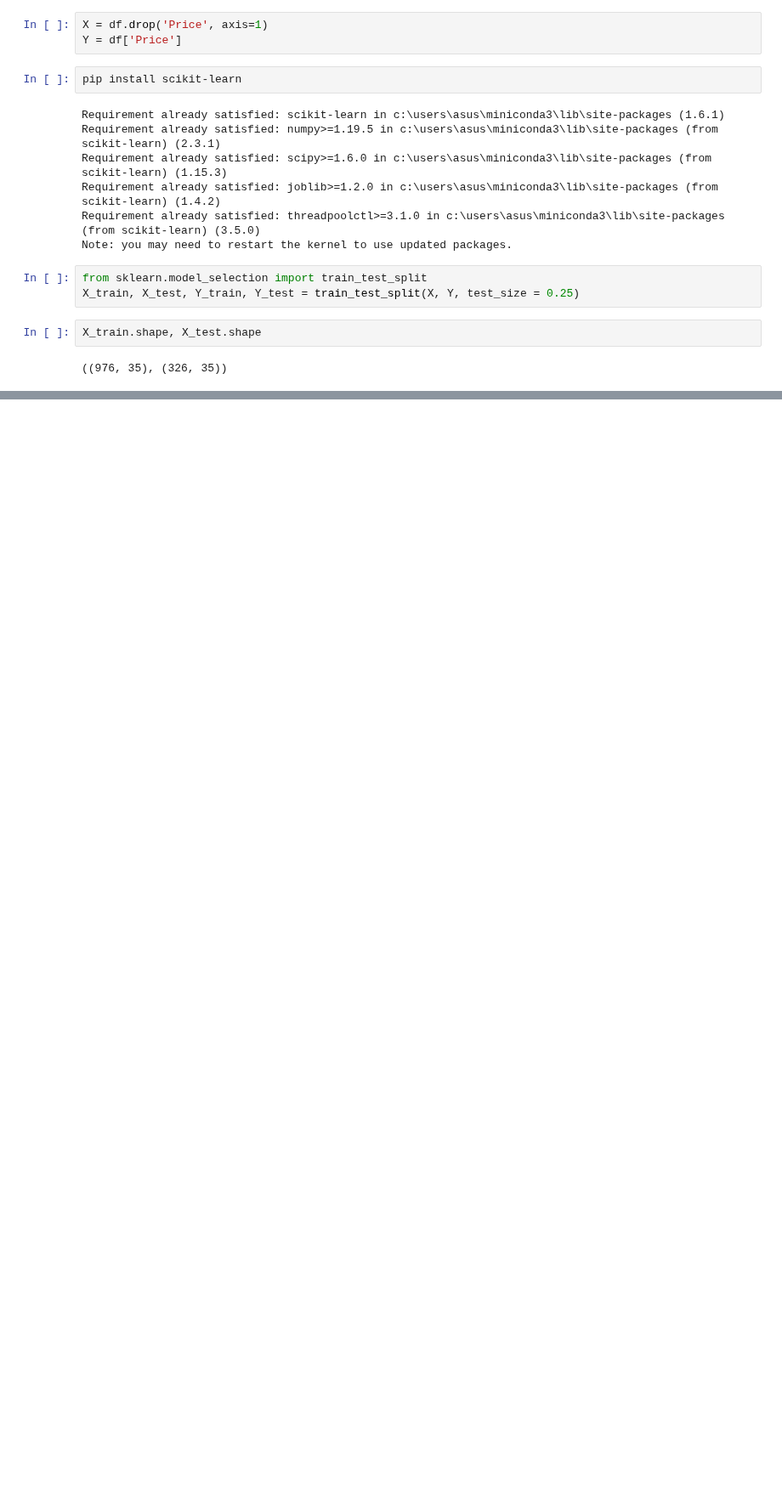
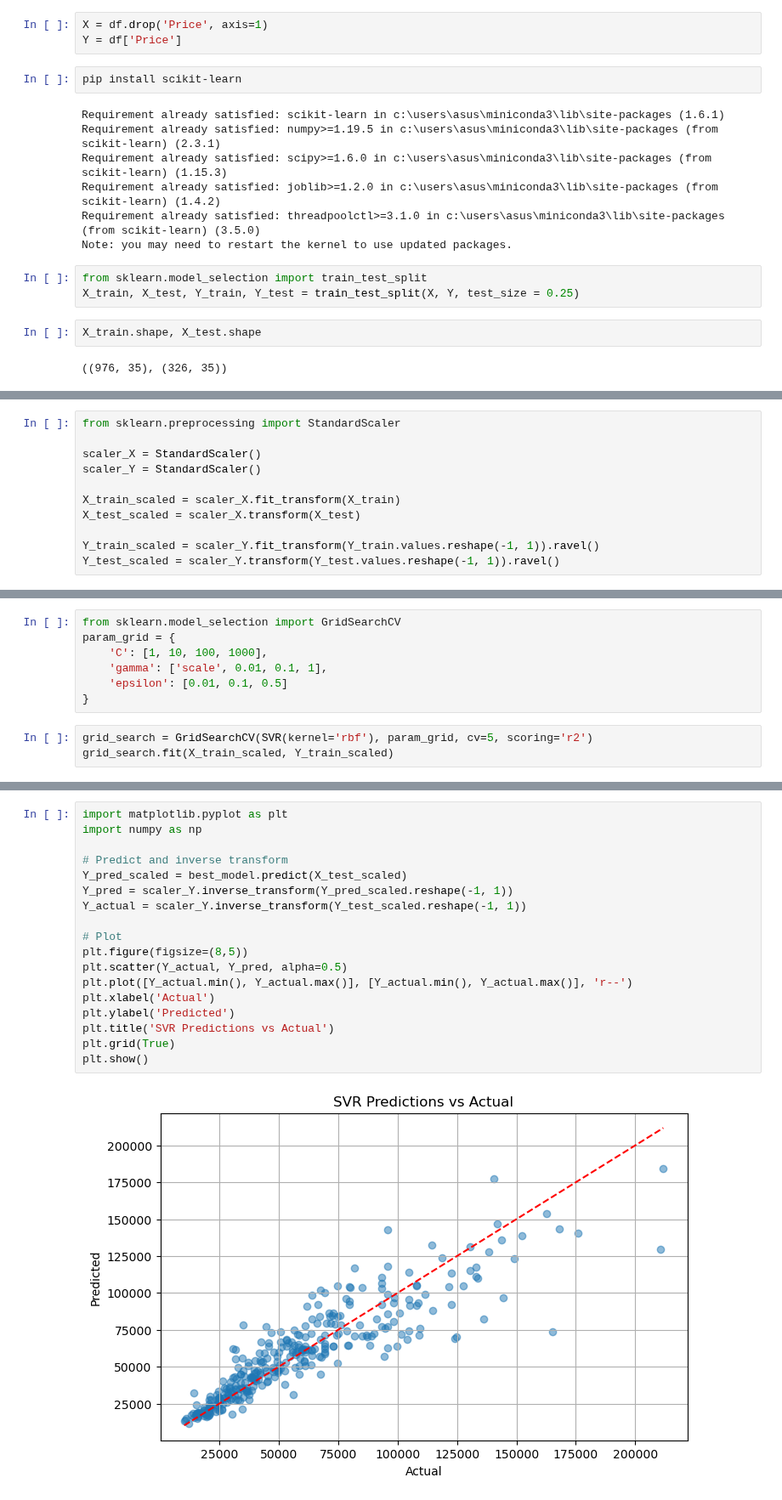
Before and after one commit to Ddasunsandeepa/laptop_price_predictor_project, a Jupyter notebook: notebooks/FC212012-Sajani/Data_Preprocessing.ipynb, the cells around one changed output, grey strips where cells are left out. Shown at 85% size. Drawn from its saved outputs; the diff is of its cells as text; blank space fills up the shorter version.

Commit message:
train model

```diff
--- a/notebooks/FC212012-Sajani/Data_Preprocessing.ipynb
+++ b/notebooks/FC212012-Sajani/Data_Preprocessing.ipynb
@@ -550,0 +562,11 @@ X_train.shape, X_test.shape
+# %%
+from sklearn.preprocessing import StandardScaler
+
+scaler_X = StandardScaler()
+scaler_Y = StandardScaler()
+
+X_train_scaled = scaler_X.fit_transform(X_train)
+X_test_scaled = scaler_X.transform(X_test)
+
+Y_train_scaled = scaler_Y.fit_transform(Y_train.values.reshape(-1, 1)).ravel()
+Y_test_scaled = scaler_Y.transform(Y_test.values.reshape(-1, 1)).ravel()
@@ -550,0 +588,10 @@ X_train.shape, X_test.shape
+# %%
+from sklearn.model_selection import GridSearchCV
+param_grid = {
+    'C': [1, 10, 100, 1000],
+    'gamma': ['scale', 0.01, 0.1, 1],
+    'epsilon': [0.01, 0.1, 0.5]
+}
+# %%
+grid_search = GridSearchCV(SVR(kernel='rbf'), param_grid, cv=5, scoring='r2')
+grid_search.fit(X_train_scaled, Y_train_scaled)
@@ -550,0 +706,20 @@ X_train.shape, X_test.shape
+# %%
+import matplotlib.pyplot as plt
+import numpy as np
+
+# Predict and inverse transform
+Y_pred_scaled = best_model.predict(X_test_scaled)
+Y_pred = scaler_Y.inverse_transform(Y_pred_scaled.reshape(-1, 1))
+Y_actual = scaler_Y.inverse_transform(Y_test_scaled.reshape(-1, 1))
+
+# Plot
+plt.figure(figsize=(8,5))
+plt.scatter(Y_actual, Y_pred, alpha=0.5)
+plt.plot([Y_actual.min(), Y_actual.max()], [Y_actual.min(), Y_actual.max()], 'r--')
+plt.xlabel('Actual')
+plt.ylabel('Predicted')
+plt.title('SVR Predictions vs Actual')
+plt.grid(True)
+plt.show()
+# %% [output]
+[figure, added]
```
Also changed, not shown: parts of 11 cells of this notebook, 1 other file.
